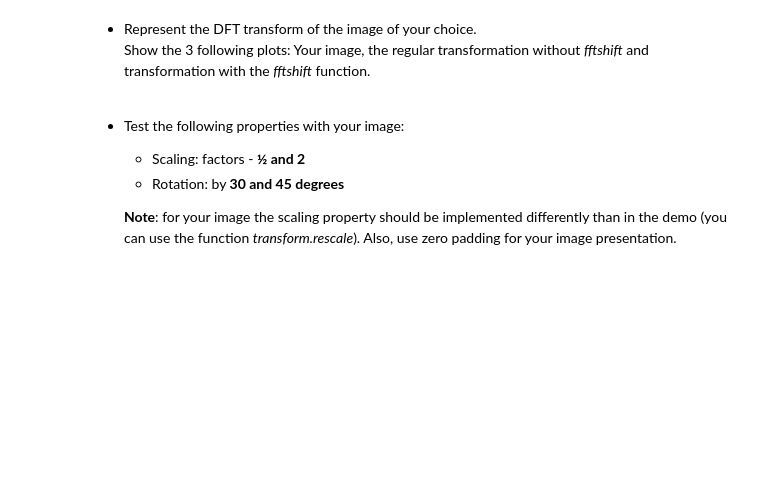
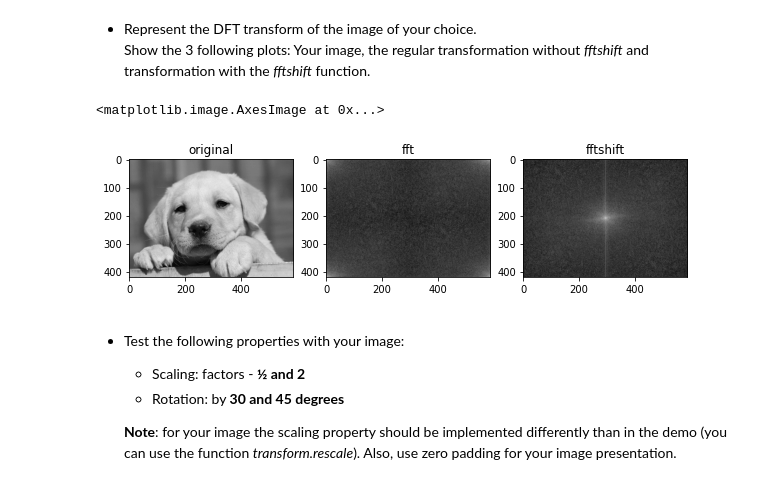
Before and after one commit to nadavschwalb/image_processing, a Jupyter notebook: Lab_4_student.ipynb, the cells around one changed output. Cells and saved outputs as stored; diff of their text form; code cells hidden in the pictures; blank space fills up the shorter version.

```diff
--- a/Lab_4_student.ipynb
+++ b/Lab_4_student.ipynb
@@ -152,6 +192,22 @@ Add a short explanation of each of the observations above.
 # %% [markdown]
 * Represent the DFT transform of the image of your choice.
   Show the 3 following plots: Your image, the regular transformation without *fftshift* and transformation with the *fftshift* function.
+# %%
+fft_puppy = np.fft.fft2(puppy_image)
+fft_puppy_mag= 20*np.log(np.abs(fft_puppy)+1)
+fftshift_puppy=np.fft.fftshift(fft_puppy)
+fftshift_puppy_mag = 20*np.log(np.abs(fftshift_puppy)+1)
+
+fig , axis = plt.subplots(nrows=1,ncols=3,figsize=(10,10))
+axis[0].set_title("original")
+axis[0].imshow(puppy_image,cmap='gray')
+axis[1].set_title("fft")
+axis[1].imshow(fft_puppy_mag,cmap='gray')
+axis[2].set_title("fftshift")
+axis[2].imshow(fftshift_puppy_mag,cmap='gray')
+# %% [output]
+<matplotlib.image.AxesImage at 0x...>
+[figure, added]
 # %% [markdown]
 * Test the following properties with your image:
   * Scaling: factors - **½ and 2**
```
Also changed, not shown: parts of 13 cells of this notebook.
